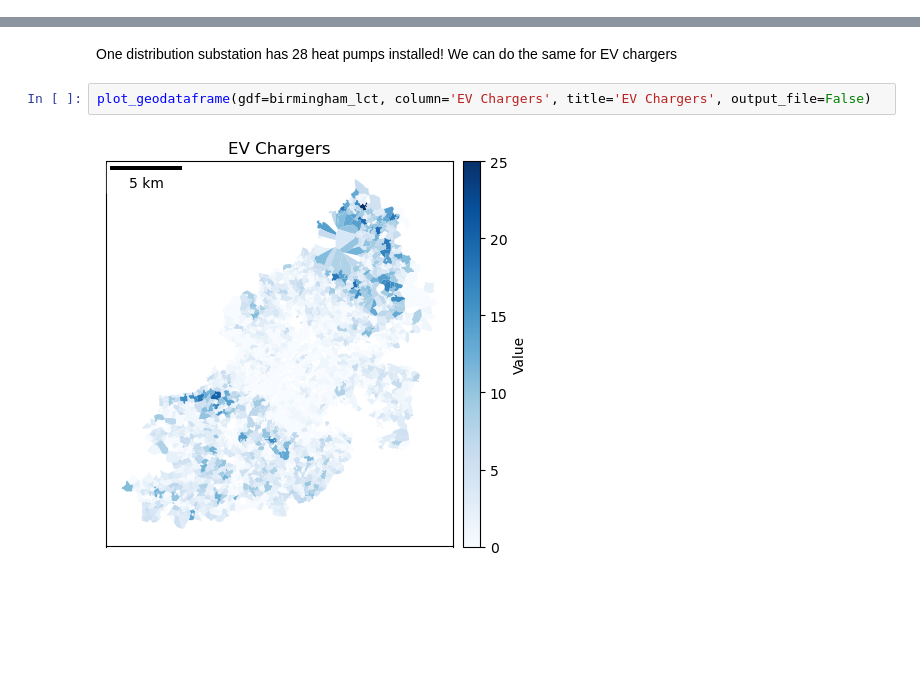
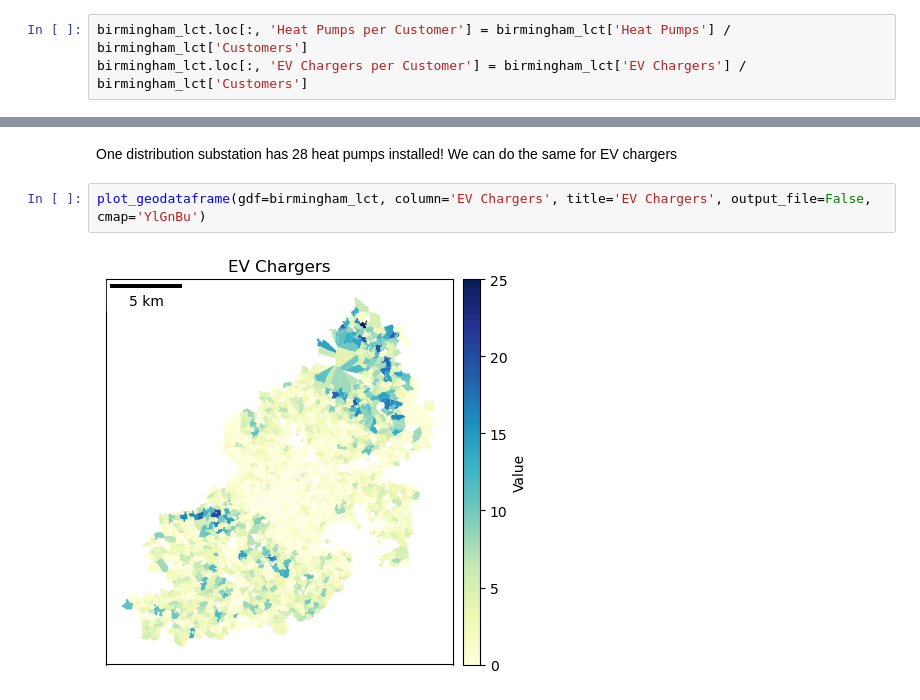
Before and after one commit to isaacflower/LCTMapping, a Jupyter notebook: dev/LCT_mapping.ipynb, the cells around one changed output, grey strips where cells are left out. Cells and saved outputs as stored; diff of their text form; blank space fills up the shorter version.

```diff
--- a/dev/LCT_mapping.ipynb
+++ b/dev/LCT_mapping.ipynb
@@ -206,6 +206,9 @@ birmingham_lct.head()
 | 720037 | POLYGON ((-1.97249 52.40334, -1.9... | West Midlands | 670011.0 | KITWELL 132kV S STN | 670049.0 | ... |
 | 720038 | POLYGON ((-1.99805 52.40883, -1.9... | West Midlands | 670011.0 | KITWELL 132kV S STN | 670049.0 | ... |
 5 rows × 33 columns
+# %%
+birmingham_lct.loc[:, 'Heat Pumps per Customer'] = birmingham_lct['Heat Pumps'] / birmingham_lct['Customers']
+birmingham_lct.loc[:, 'EV Chargers per Customer'] = birmingham_lct['EV Chargers'] / birmingham_lct['Customers']
 # %% [markdown]
 # Plot LCTs
 # %% [markdown]
@@ -292,6 +315,6 @@ Name: Heat Pumps, Length: 2117, dtype: float64
 # %% [markdown]
 One distribution substation has 28 heat pumps installed! We can do the same for EV chargers
 # %%
-plot_geodataframe(gdf=birmingham_lct, column='EV Chargers', title='EV Chargers', output_file=False)
+plot_geodataframe(gdf=birmingham_lct, column='EV Chargers', title='EV Chargers', output_file=False, cmap='YlGnBu')
 # %% [output]
-[figure, old version]
+[figure, new version]
```
Also changed, not shown: parts of 21 cells of this notebook, 9 other files.
